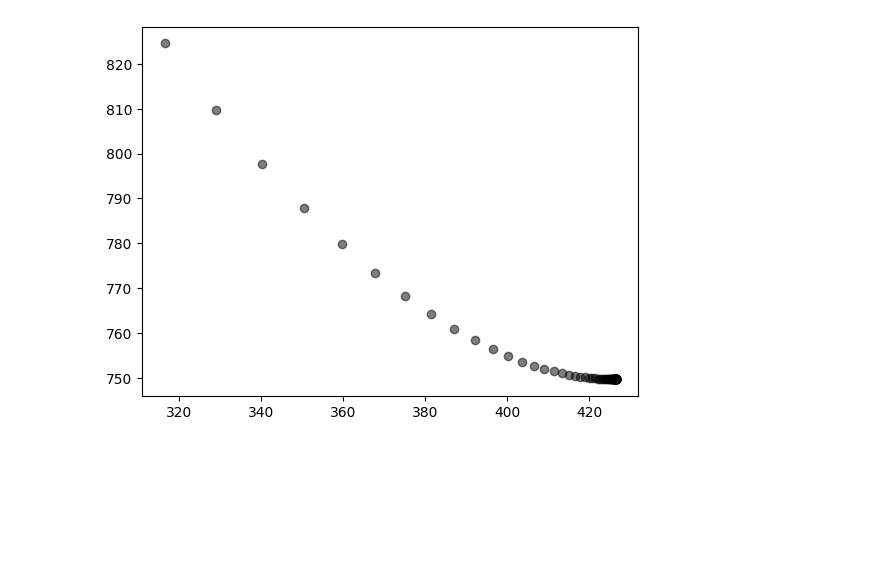
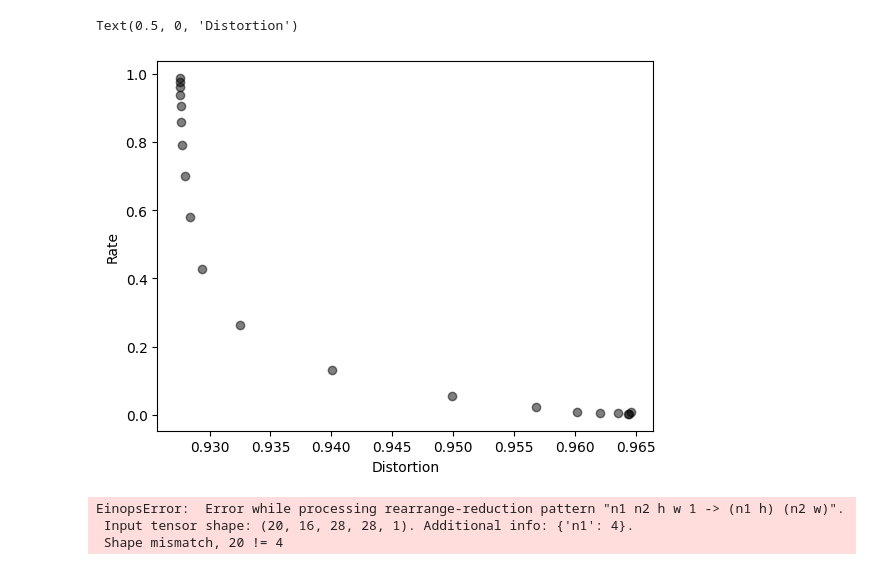
Before and after one commit to smsharma/minified-generative-models, a Jupyter notebook: notebooks/vae_neural_compression.ipynb, the cells around one changed output. Cells and saved outputs as stored; diff of their text form; code cells hidden in the pictures; blank space fills up the shorter version.

Commit message:
Working R-D curve for VAE-MNIST example

```diff
--- a/notebooks/vae_neural_compression.ipynb
+++ b/notebooks/vae_neural_compression.ipynb
@@ -21,6 +19,4 @@ num_batch = 64
 # %%
-import numpy as np
-
 def get_mnist_dataset(split):
     """Returns a raw array of the MNIST dataset."""
     # Load the dataset
@@ -28,11 +24,9 @@ def get_mnist_dataset(split):
 
     # Define a function to preprocess each batch
     def preprocess(batch):
-        mean, std = 0.1307, 0.3081
         images = batch['image']
         # Flatten the images and normalize their pixel values to [0, 1]
-        images = tf.cast(images, tf.float32) / 255
-        images = 2. * images - 1.
+        images = tf.cast(images, tf.float32) / 255.
         labels = batch['label']
         return images, labels
 
@@ -144,6 +187,6 @@ print(loss_fn(params, x[:128], jnp.ones((128, 1)) * -5.,  key))
 # %%
-n_steps = 5000
-n_batch = 128
+n_steps = 1000
+n_batch = 512
 
 opt = optax.adam(learning_rate=3e-4)
 opt_state = opt.init(params)
@@ -159,10 +202,10 @@ with trange(n_steps) as steps:
 
         # Draw random batch of betas
         key, subkey = jax.random.split(key)
-        log_beta_batch = jax.random.uniform(key, shape=(n_batch, 1), minval=-5., maxval=1.)
+        log_beta_batch = jax.random.uniform(key, shape=(n_batch, 1), minval=-2., maxval=1)
 
         # Get loss and update
-        loss, grads = jax.value_and_grad(loss_fn)(params, x_batch, log_beta_batch, key)
+        loss, grads = jax.value_and_grad(loss_fn)(params, vae, x_batch, log_beta_batch, key)
         updates, opt_state = opt.update(grads, opt_state, params)
 
         params = optax.apply_updates(params, updates)
@@ -170,53 +213,51 @@ with trange(n_steps) as steps:
         steps.set_postfix(val=loss)
 # %%
 @jax.jit
-def eval(params, z):
-    def eval_model(vae):
-        return vae.decoder(z)
-    return nn.apply(eval_model, vae)(params)
-
-@jax.jit
-def encode_decode(params, x, beta, key):
-    x = jnp.concatenate([x, beta], axis=-1)
-    def encode_decode_model(vae):
-        enc = vae.encoder(x)
-        enc = rearrange(enc, 'b (n c) -> b n c', c=2)
-        mu, logvar = enc[:, :, 0], enc[:, :, 1]
-        z = tfp.distributions.Normal(loc=mu, scale=jnp.exp(0.5 * logvar)).sample(seed=key)
-        z = jnp.concatenate([z, beta], axis=-1)
-        return vae.decoder(z)
-    return nn.apply(encode_decode_model, vae)(params)
-
-# @jax.jit
 def get_RD(params, x, beta, key):
     x = rearrange(x, 'b h w c -> b (h w c)')
     x = jnp.concatenate([x, beta], axis=-1)
     def encode_decode_model(vae):
         enc = vae.encoder(x)
         enc = rearrange(enc, 'b (n c) -> b n c', c=2)
         mu, logvar = enc[:, :, 0], enc[:, :, 1]
-        q_latent = tfp.distributions.Normal(loc=mu, scale=jnp.exp(0.5 * logvar))
-        prior_latent = tfp.distributions.Normal(loc=0., scale=1.)
-        R = tfp.distributions.kl_divergence(q_latent, prior_latent)
-        z = q_latent.sample(seed=key)
+        R = rate(mu, logvar)
+        z = tfp.distributions.Normal(loc=mu, scale=jnp.exp(0.5 * logvar)).sample(seed=key)
         z = jnp.concatenate([z, beta], axis=-1)
-        return vae.decoder(z), R, z
+        return vae.decoder(z), R
 
-    reco, R, z = nn.apply(encode_decode_model, vae)(params)
-    z = z[...,  :-1]
+    reco, R = nn.apply(encode_decode_model, vae)(params)
     x = rearrange(x[..., :-1], 'b (h w c) -> b h w c', h=28, w=28, c=1)
-    D = reco_gap(reco, x, jnp.ones((x.shape[0], 1)))
-    return R.sum(-1).mean(), D.sum(-1).mean(), reco
+    D = distortion(reco, x, jnp.ones_like(beta))
+    return R.mean(-1).mean(), D.mean(-1).mean(), reco
 
-ii = 423
+ii = 40
 
-log_beta_ary = jnp.linspace(-5., 1., 100)
+log_beta_ary = jnp.linspace(-2., 1, 20)
 
 n_agg = 16
 
+reco_list = []
 for log_beta in log_beta_ary:
     beta = jnp.ones((n_agg, 1)) * 10 ** log_beta
     R, D, reco = get_RD(params, x[ii:ii + n_agg], beta, key)
-    plt.scatter(R, D, alpha=0.5, color='k')
+    plt.scatter(D, R, alpha=0.5, color='k')
+    reco = nn.sigmoid(rearrange(reco, 'b (h w c) -> b h w c', h=28, w=28, c=1))
+    reco_list.append(reco)
+
+plt.ylabel('Rate')
+plt.xlabel('Distortion')
 # %% [output]
+Text(0.5, 0, 'Distortion')
-[figure, old version]
+[figure, new version]
+# %%
+reco_list = jnp.array(reco_list)
+
+reco_list = rearrange(reco_list, "n1 n2 h w 1 -> (n1 h) (n2 w)", n1=4)
+
+plt.imshow(reco_list, cmap='gray')
+
+reco_list.shape
+# %% [output]
+EinopsError:  Error while processing rearrange-reduction pattern "n1 n2 h w 1 -> (n1 h) (n2 w)".
+ Input tensor shape: (20, 16, 28, 28, 1). Additional info: {'n1': 4}.
+ Shape mismatch, 20 != 4
```
Also changed, not shown: parts of 6 cells of this notebook.
